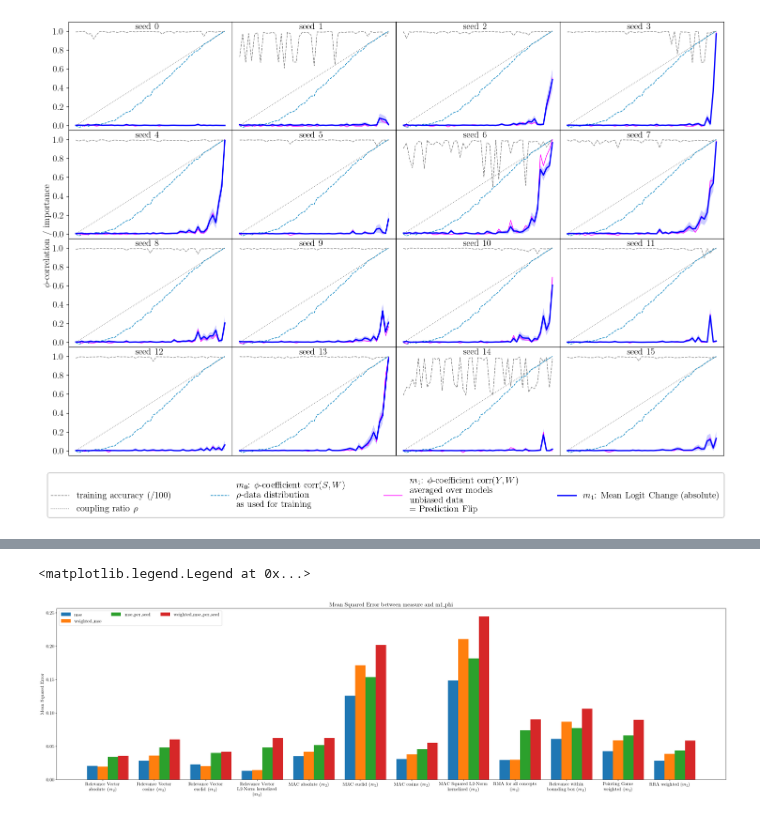
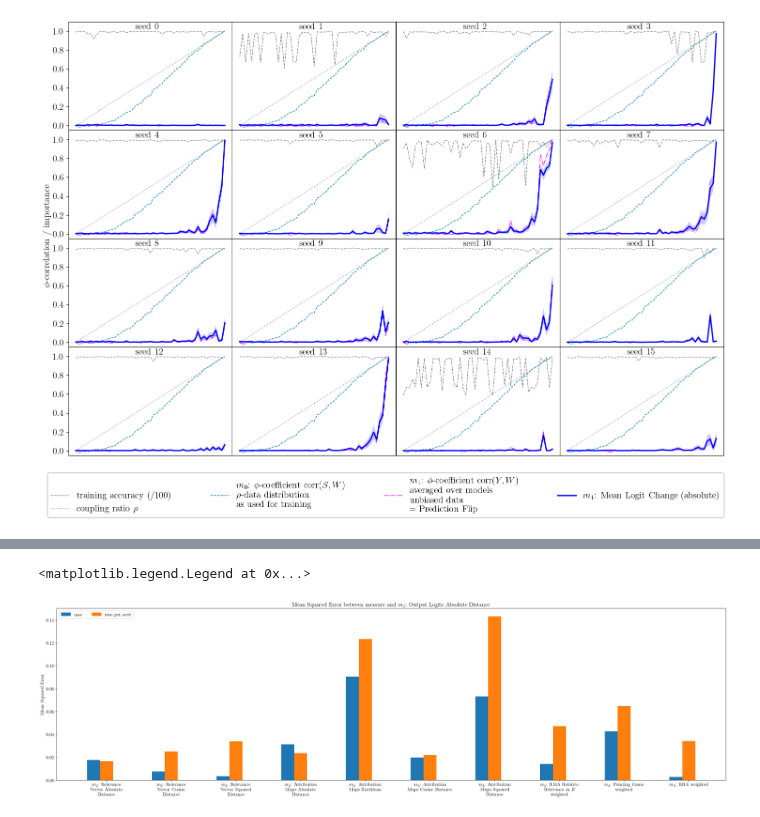
Before and after one commit to lillijo/xai-evaluation-master-thesis, a Jupyter notebook: experiments/compare_measures.ipynb, the cells around one changed output, grey strips where cells are left out. Cells and saved outputs as stored; diff of their text form; code cells hidden in the pictures.

```diff
--- a/experiments/compare_measures.ipynb
+++ b/experiments/compare_measures.ipynb
@@ -135,5 +158,14 @@ ms = AllMeasures(
 with gzip.open(f"all_measures_{sample_set_size}_{experiment_name}.pickle", "rb") as f:
     per_sample = pickle.load(f)
 
-with gzip.open(f"relmax_measures_{sample_set_size}_{experiment_name}.pickle", "rb") as f:
+with gzip.open(
+    f"relmax_measures_{sample_set_size}_{experiment_name}.pickle", "rb"
+) as f:
     rel_max_m = pickle.load(f)
+
+perseed_all = torch.zeros(51, iterations, 37)
+perseed_all[:, :, :17] = per_sample.mean(dim=2)
+perseed_all[:, :, 17:] = rel_max_m
+""" perseed_some = perseed_all[:,:10,:]
+iterations = 10 """
+rel_max_m.shape, per_sample.shape, perseed_all.shape
@@ -583,25 +706,26 @@ for i, c in enumerate(colors):
 # %%
 from textwrap import wrap
+biases = list(np.round(np.linspace(0, 1, 51), 3))
 weights = torch.nn.functional.softmax(torch.tensor(biases), dim=0)
 m1s = [
     "m1_phi",
     "m1_mlc_abs",
     "m1_mlc_cosine",
-    "m1_mlc_euclid",
+    #"m1_mlc_euclid",
     "m1_mlc_l2square",
 ]
 
 m2s = [
     "m2_rel_abs",
     "m2_rel_cosine",
-    "m2_rel_euclid",
+    #"m2_rel_euclid",
     "m2_rel_l2square",
     "m2_mac_abs",
     "m2_mac_euclid",
     "m2_mac_cosine",
     "m2_mac_l2square",
     "m2_rma",
-    "m2_bbox_rel",
+    #"m2_bbox_rel",
     "m2_pg_weighted",
     "m2_rra_weighted",
 ]
@@ -638,46 +762,47 @@ for_plot = {
 }
 per_rho = torch.mean(per_sample, dim=(1, 2))  # filtered
 per_seed = torch.mean(per_sample, dim=(2))
-m1_index = 0
+m1_index = 1
 m1_phi_vals = per_rho[:, m1_index]
 m1_phi_valsps = per_seed[:, :, m1_index]
 for measure in m2s:
     mk = ALL_MEASURES.index(measure)
-    vals = per_rho[:, mk]
+    vals = per_rho[:, mk] / per_rho[:, mk].max()
     mses[measure] = {
         "mse": mse(m1_phi_vals, vals),
         "weighted_mse": weighted_mse(m1_phi_vals, vals),
         "r2": r2_value(m1_phi_vals, vals),
         "r2_per_seed": r2_value(m1_phi_valsps.flatten(), per_seed[:, :, mk].flatten()),
         # torch.mean(torch.tensor([r2_value(m1_phi_valsps[:,s], per_seed[:, s, mk]) for s in range(16)])),
         "mse_per_seed": mse(m1_phi_valsps, per_seed[:, :, mk]),
         "weighted_mse_per_seed": weighted_mse(m1_phi_valsps, per_seed[:, :, mk]),
     }
     for_plot["mse"].append(mses[measure]["mse"])
     for_plot["weighted_mse"].append(mses[measure]["weighted_mse"])
     for_plot["r2"].append(mses[measure]["r2"])
     for_plot["r2_per_seed"].append(mses[measure]["r2_per_seed"])
     for_plot["mse_per_seed"].append(mses[measure]["mse_per_seed"])
     for_plot["weighted_mse_per_seed"].append(mses[measure]["weighted_mse_per_seed"])
 
 
 x = np.arange(len(mses.keys()))  # the label locations
 fig, ax = plt.subplots(layout="constrained", figsize=(28, 8))
 width = 0.2  # the width of the bars
 multiplier = 0
-for attribute in ["mse", "weighted_mse", "mse_per_seed", "weighted_mse_per_seed"]:
+for attribute in ["mse", "mse_per_seed"]: #, "weighted_mse", "weighted_mse_per_seed"
     measurement = for_plot[attribute]
     offset = width * multiplier
     rects = ax.bar(x + offset, measurement, width, label=attribute)
     # ax.bar_label(rects, padding=3)
     multiplier += 1
 
 # Add some text for labels, title and custom x-axis tick labels, etc.
-ax.set_title(f"Mean Squared Error between measure and {ALL_MEASURES[m1_index]}")
+ax.set_title(f"Mean Squared Error between measure and {NAME_DICT[ALL_MEASURES[m1_index]]}")
 ax.set_ylabel("Mean Squared Error")
+#ax.set_ylim([0.0, 0.016])
 ax.set_xticks(x + width, ["\n".join(wrap(NAME_DICT[k], 20)) for k in mses.keys()])
-ax.legend(loc="upper left", ncols=3)
+ax.legend(loc="upper left", ncols=4)
 # ax.set_ylim(0, 1)
 # %% [output]
 <matplotlib.legend.Legend at 0x...>
-[figure, old version]
+[figure, new version]
```
Also changed, not shown: parts of 11 cells of this notebook, 7 other files.
